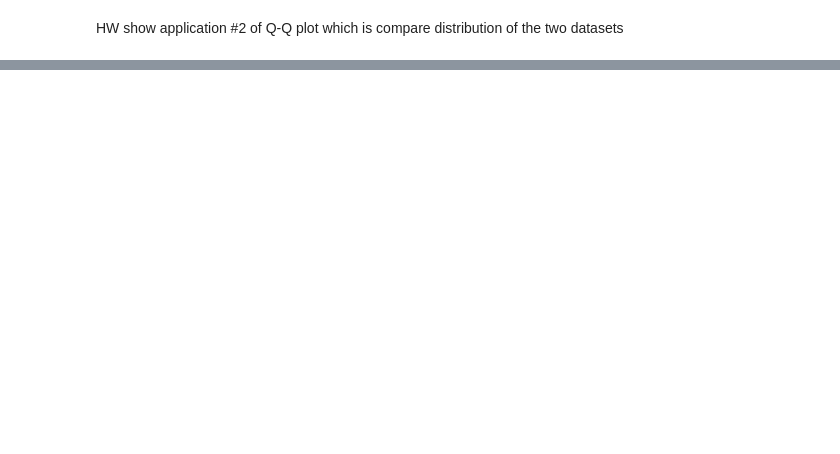
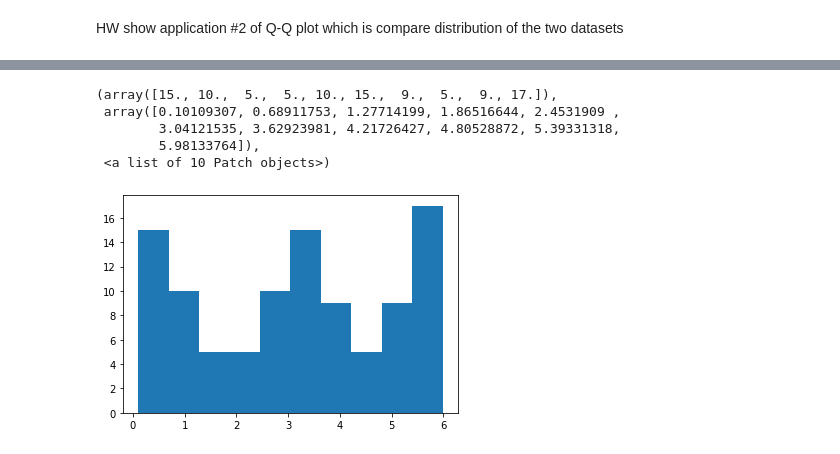
Before and after one commit to tthawatch/DPDM, a Jupyter notebook: Data102.ipynb, the cells around one changed output, grey strips where cells are left out. Cells and saved outputs as stored; diff of their text form; code cells hidden in the pictures; blank space fills up the shorter version.

```diff
--- a/Data102.ipynb
+++ b/Data102.ipynb
@@ -319,0 +354,11 @@ Text(0.5, 1.0, 'Normal Q-Q plot')
+# %%
+s_uni = np.random.uniform(0,6,100)
+
+plt.hist(s_uni)
+# %% [output]
+(array([15., 10.,  5.,  5., 10., 15.,  9.,  5.,  9., 17.]),
+ array([0.10109307, 0.68911753, 1.27714199, 1.86516644, 2.4531909 ,
+        3.04121535, 3.62923981, 4.21726427, 4.80528872, 5.39331318,
+        5.98133764]),
+ <a list of 10 Patch objects>)
+[figure, added]
```
Also changed, not shown: parts of 30 cells of this notebook.
